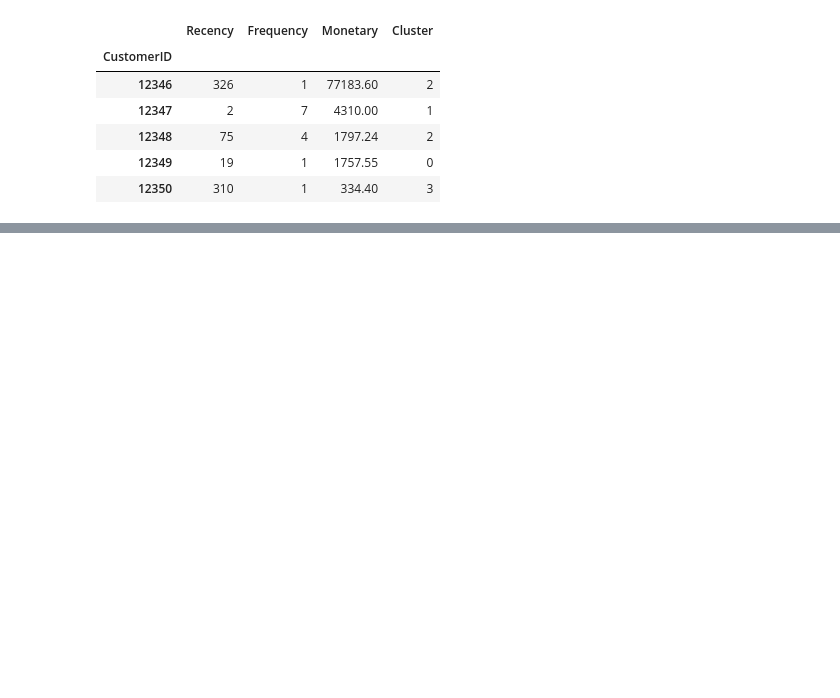
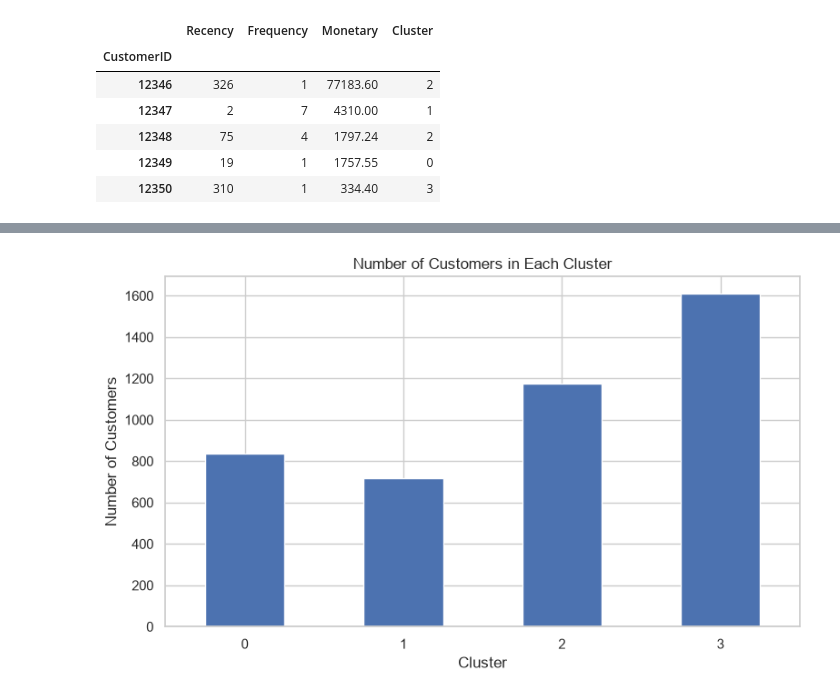
Before and after one commit to Deepak-P10/customer-segmentation-rfm, a Jupyter notebook: Customer_Segmentation.ipynb, the cells around one changed output, grey strips where cells are left out. Cells and saved outputs as stored; diff of their text form; code cells hidden in the pictures; blank space fills up the shorter version.

```diff
--- a/Customer_Segmentation.ipynb
+++ b/Customer_Segmentation.ipynb
@@ -183,7 +197,8 @@ plt.show()
 [figure]
 # %%
 #RFM features
-snapshot_date = (df_clean["InvoiceDate"].max() + pd.Timedelta(days=1))
+snapshot_date = (
+    df_clean["InvoiceDate"].max() + pd.Timedelta(days=1))
 
 rfm = df_clean.groupby("CustomerID").agg(Recency=("InvoiceDate",lambda x: (snapshot_date - x.max()).days),Frequency=("InvoiceNo", "nunique"),Monetary=("Revenue", "sum"))
 
@@ -225,7 +240,11 @@ Scaled data shape: (4338, 3)
 inertia = []
 
 for k in range(2, 11):
-    model = KMeans(n_clusters=k,random_state=42,n_init=10)
+    model = KMeans(
+        n_clusters=k,
+        random_state=42,
+        n_init=10
+    )
 
     model.fit(X_scaled)
     inertia.append(model.inertia_)
@@ -259,7 +287,11 @@ k = 6, Silhouette Score = 0.313
 k = 7, Silhouette Score = 0.310
 # %%
 #Training the final model
-kmeans = KMeans(n_clusters=4,random_state=42,n_init=10)
+kmeans = KMeans(
+    n_clusters=4,
+    random_state=42,
+    n_init=10
+)
 
 rfm["Cluster"] = kmeans.fit_predict(X_scaled)
 
@@ -274,0 +309,5 @@ rfm.head()
+# %%
+
+cluster_summary = rfm.groupby("Cluster").agg(Customer_Count=("Recency", "size"),Avg_Recency=("Recency", "mean"),Avg_Frequency=("Frequency", "mean"),Avg_Monetary=("Monetary", "mean")).round(2)
+
+cluster_summary
@@ -274,0 +321,14 @@ rfm.head()
+# %%
+#Visualising the results
+cluster_summary["Customer_Count"].plot(
+    kind="bar",
+    figsize=(9, 5)
+)
+
+plt.title("Number of Customers in Each Cluster")
+plt.xlabel("Cluster")
+plt.ylabel("Number of Customers")
+plt.xticks(rotation=0)
+plt.show()
+# %% [output]
+[figure, added]
```
Also changed, not shown: parts of 31 cells of this notebook.
